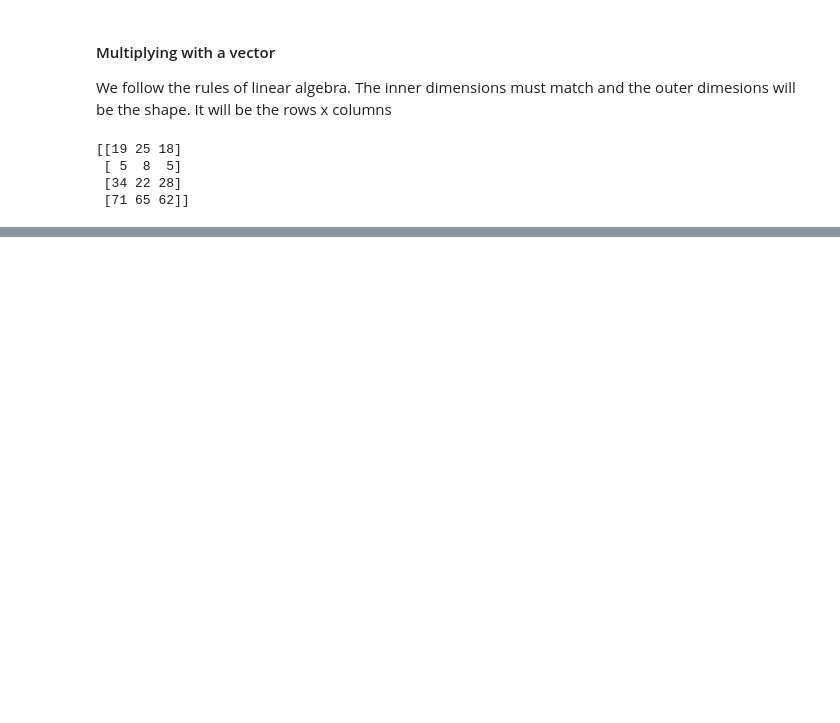
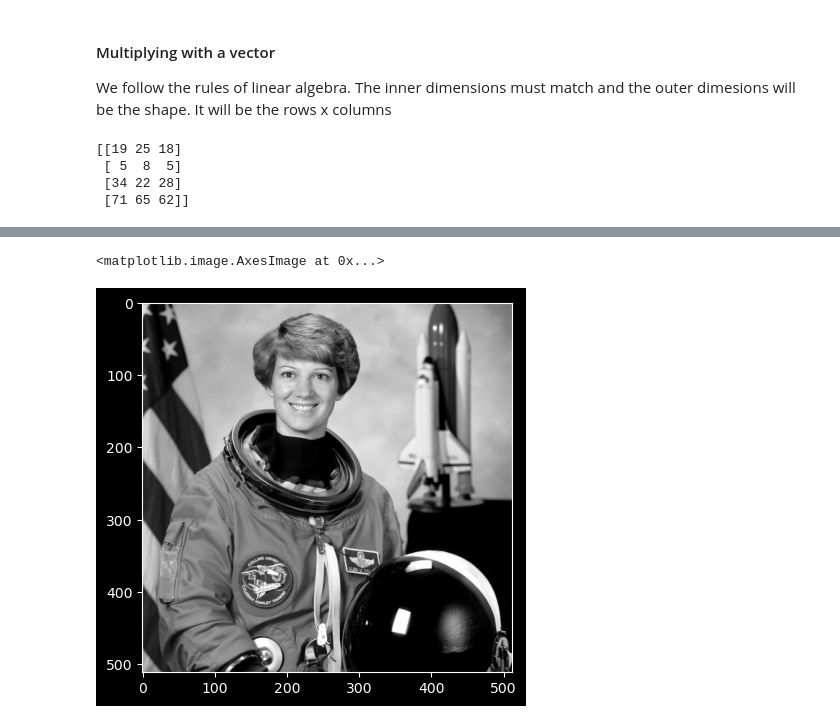
Before and after one commit to shane-221/Python_Basics, a Jupyter notebook: 09_Advanced-Data_Analysis(Pandas-Plotly-Seaborn)/77_Day_77_Numpy/main.ipynb, the cells around one changed output, grey strips where cells are left out. Drawn from its saved outputs; the diff is of its cells as text; code cells hidden in the pictures; blank space fills up the shorter version.

```diff
--- a/09_Advanced-Data_Analysis(Pandas-Plotly-Seaborn)/77_Day_77_Numpy/main.ipynb
+++ b/09_Advanced-Data_Analysis(Pandas-Plotly-Seaborn)/77_Day_77_Numpy/main.ipynb
@@ -223,0 +226,3 @@ print(result )
+# %%
+from skimage import data
+img = data.astronaut()
@@ -223,0 +255,9 @@ print(result )
+# %%
+#### Converting the image to black
+sRGB  = img /255
+grayscale = 0.2126*sRGB[:,:,0] + 0.7152*sRGB[:,:,1]+0.0722*sRGB[:,:,2]
+
+plt.imshow(grayscale, cmap="gray")
+# %% [output]
+<matplotlib.image.AxesImage at 0x...>
+[figure, added]
```
Also changed, not shown: parts of 2 cells of this notebook.
